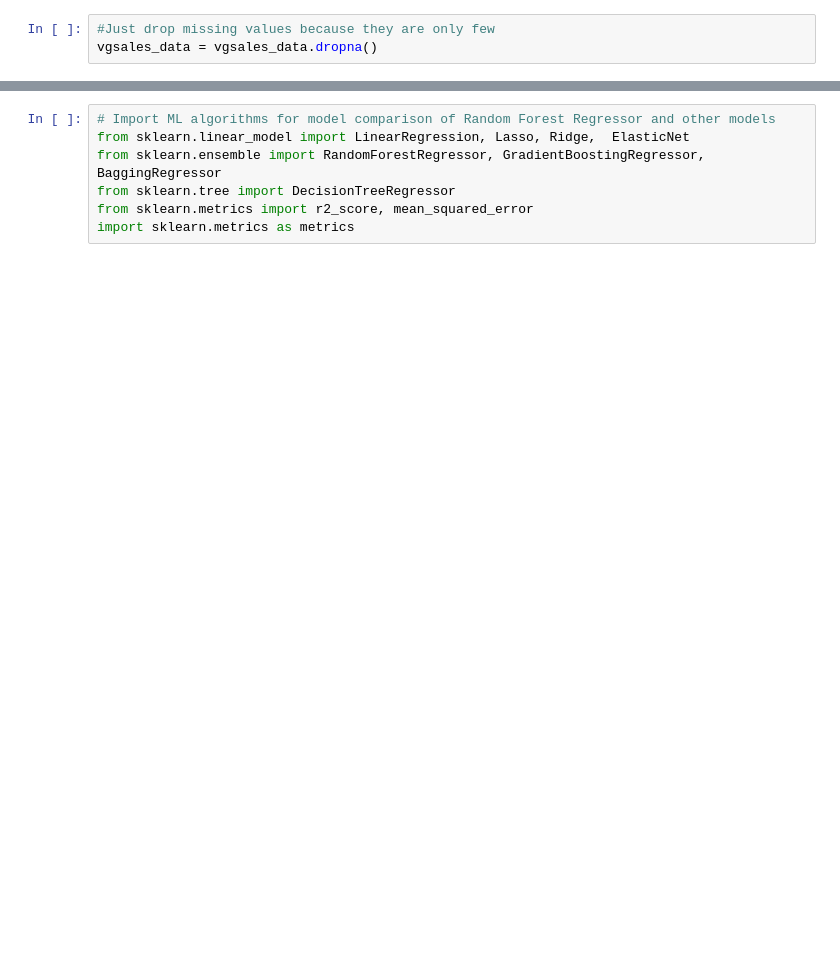
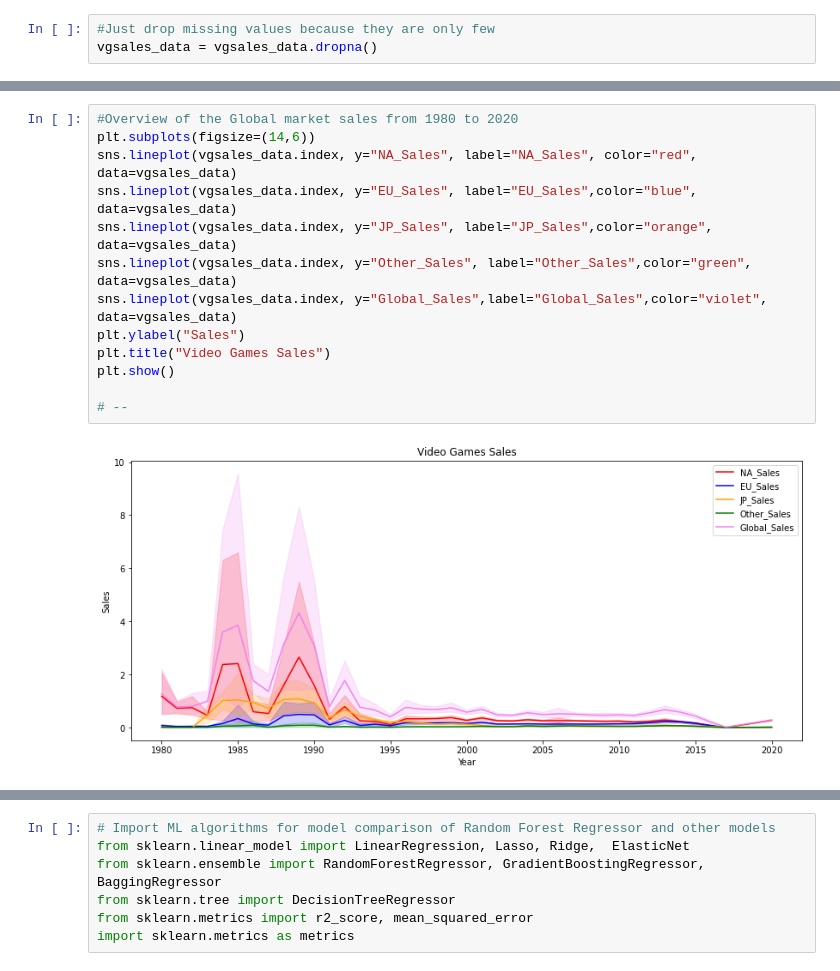
Before and after one commit to RageJohnny/algo_seminararbeit, a Jupyter notebook: Tree - Based Models.ipynb, the cells around one changed output, grey strips where cells are left out. Drawn from its saved outputs; the diff is of its cells as text; blank space fills up the shorter version.

```diff
--- a/Tree - Based Models.ipynb
+++ b/Tree - Based Models.ipynb
@@ -125,2 +139,17 @@ No handles with labels found to put in legend.
+# %%
+#Overview of the Global market sales from 1980 to 2020
+plt.subplots(figsize=(14,6))
+sns.lineplot(vgsales_data.index, y="NA_Sales", label="NA_Sales", color="red", data=vgsales_data)
+sns.lineplot(vgsales_data.index, y="EU_Sales", label="EU_Sales",color="blue", data=vgsales_data)
+sns.lineplot(vgsales_data.index, y="JP_Sales", label="JP_Sales",color="orange", data=vgsales_data)
+sns.lineplot(vgsales_data.index, y="Other_Sales", label="Other_Sales",color="green", data=vgsales_data)
+sns.lineplot(vgsales_data.index, y="Global_Sales",label="Global_Sales",color="violet", data=vgsales_data)
+plt.ylabel("Sales")
+plt.title("Video Games Sales")
+plt.show()
+
+# --
+# %% [output]
+[figure, added]
 # %%
 plt.figure(figsize=(10,5))
```
Also changed, not shown: parts of 63 cells of this notebook, 10 other files.
